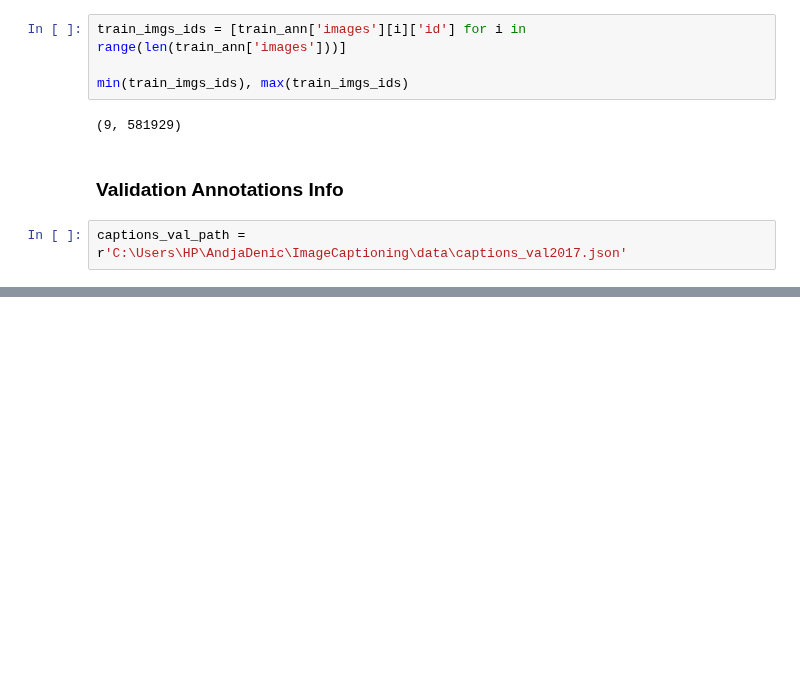
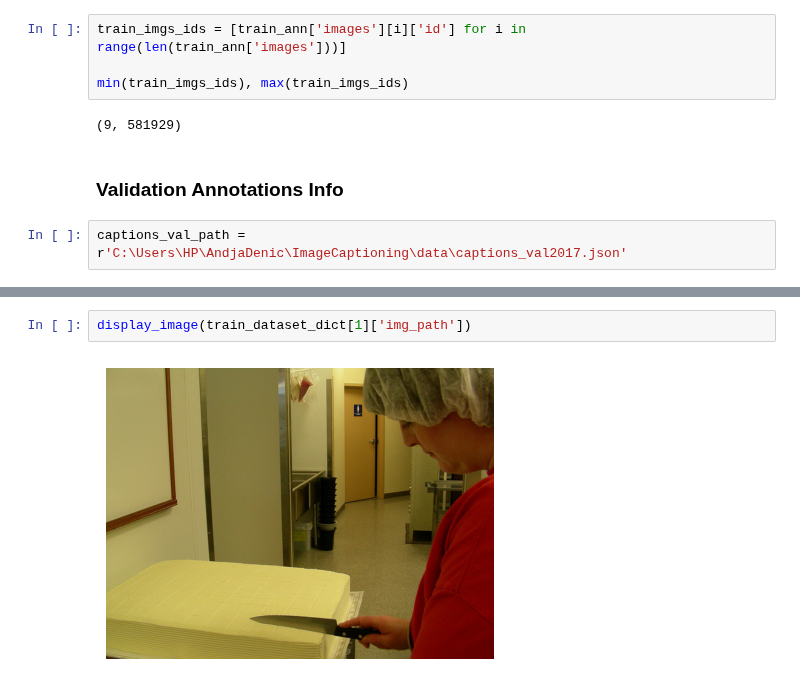
Before and after one commit to andjadenic/ImageCaptioning, a Jupyter notebook: EDA/EDA.ipynb, the cells around one changed output, grey strips where cells are left out. Saved outputs shown, nothing was run; the diff lists cells and outputs as text; blank space fills up the shorter version.

```diff
--- a/EDA/EDA.ipynb
+++ b/EDA/EDA.ipynb
@@ -171,0 +171,4 @@ plt.show()
+# %%
+display_image(train_dataset_dict[1]['img_path'])
+# %% [output]
+[figure, added]
```
Also changed, not shown: parts of 26 cells of this notebook, 7 other files.
